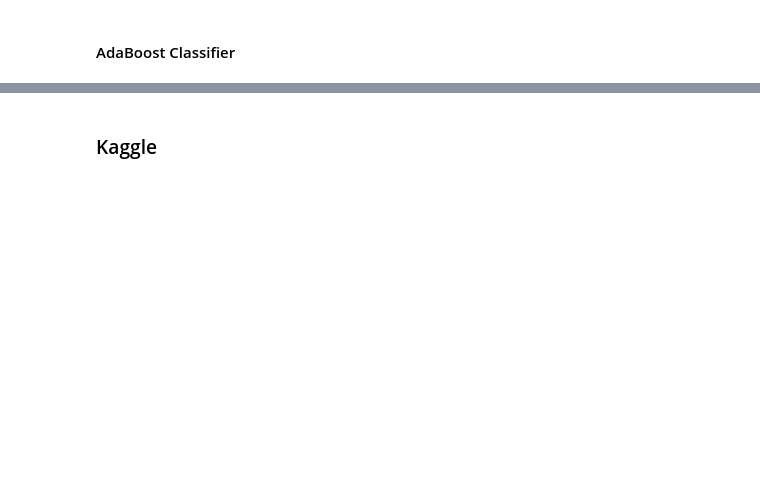
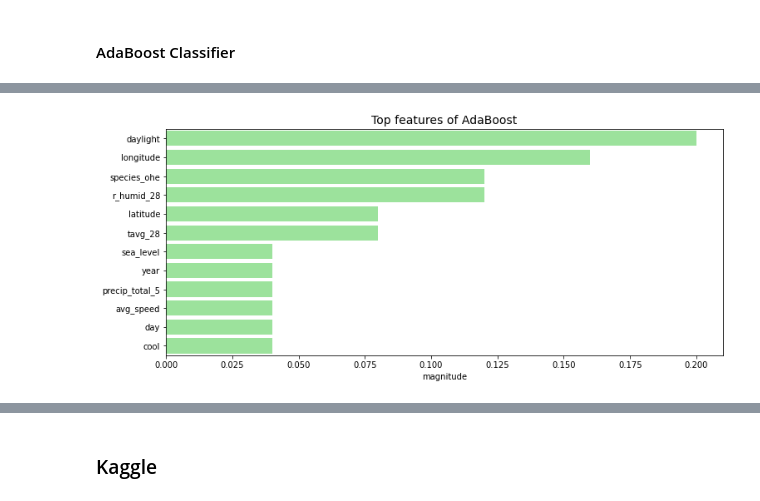
Before and after one commit to SiddharthPatel45/west-nile-virus, a Jupyter notebook: code/Part 2 - Modelling and Evaluation.ipynb, the cells around one changed output, grey strips where cells are left out. Saved outputs shown, nothing was run; the diff lists cells and outputs as text; code cells hidden in the pictures; blank space fills up the shorter version.

```diff
--- a/code/Part 2 - Modelling and Evaluation.ipynb
+++ b/code/Part 2 - Modelling and Evaluation.ipynb
@@ -369,0 +481,12 @@ def plot_cm_roc(model, X, y):
+# %%
+# Feature importances best model
+importance = pd.DataFrame(best_model.best_estimator_.named_steps['ab'].feature_importances_,
+                          index=X_train.columns).sort_values(by=0, ascending=False)
+importance = importance[importance > 0].dropna().rename(columns={0: 'magnitude'})
+
+# plot the importance values > 0
+plt.figure(figsize=(12, 5))
+plt.title("Top features of AdaBoost", fontdict={'fontsize': 14})
+sns.barplot(data=importance, x='magnitude', y=importance.index, color='lightgreen');
+# %% [output]
+[figure, added]
```
Also changed, not shown: parts of 54 cells of this notebook.
